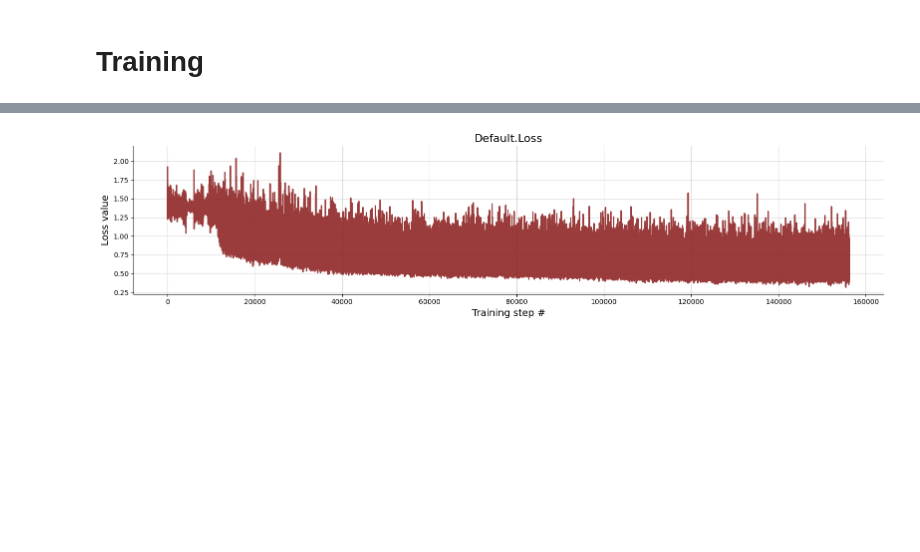
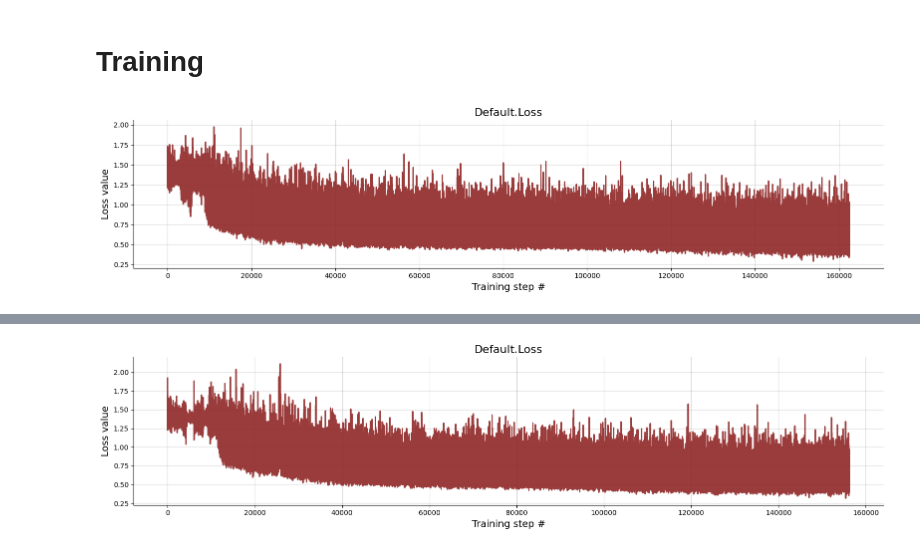
Before and after one commit to bayesflow-org/Non-Stationary-DDM-Validation, a Jupyter notebook: applications/model_comparison/notebooks/02_model_comparison.ipynb, the cells around one changed output, grey strips where cells are left out. Saved outputs shown, nothing was run; the diff lists cells and outputs as text; code cells hidden in the pictures; blank space fills up the shorter version.

```diff
--- a/applications/model_comparison/notebooks/02_model_comparison.ipynb
+++ b/applications/model_comparison/notebooks/02_model_comparison.ipynb
@@ -29,5 +29,5 @@ INFO:root:Initialized networks from scratch.
 # %%
-TRAIN_NETWORK = True
+TRAIN_NETWORK = False
 # %% [markdown]
 # Training
 # %%
@@ -41,3 +41,8 @@ if TRAIN_NETWORK:
         training_data=training_data,
         validation_data=None
     )
+# %%
+
+f = beef.diagnostics.plot_losses(experiment.trainer.loss_history.get_plottable())
+# %% [output]
+[figure, added]
```
Also changed, not shown: parts of 6 cells of this notebook, 3 other files.
